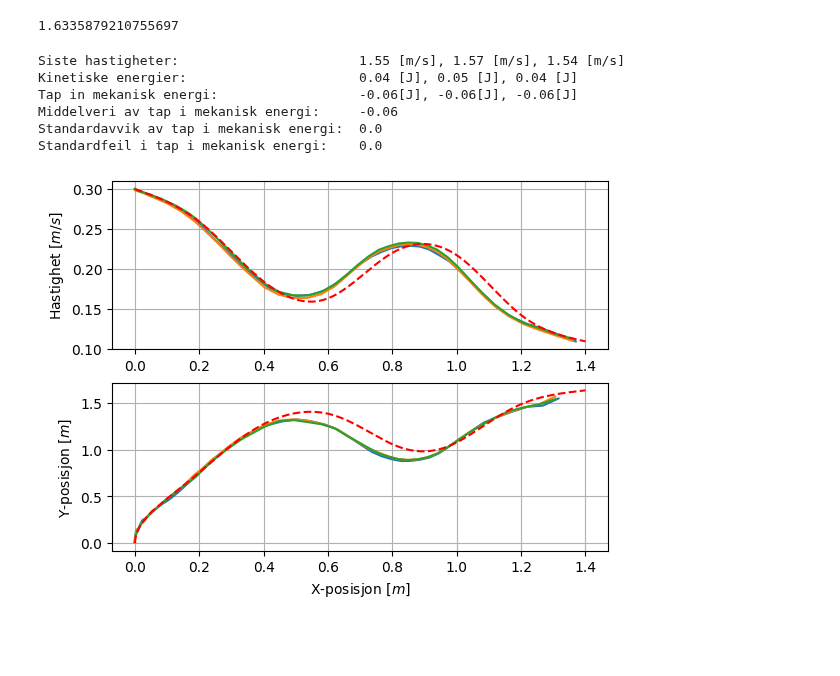
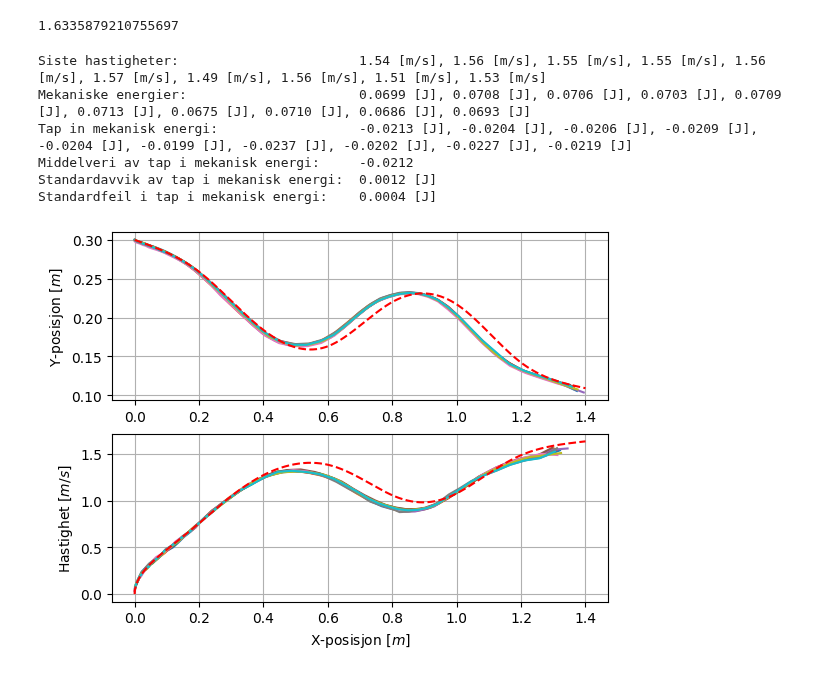
Before and after one commit to Lorangs/FysikkLab, a Jupyter notebook: Rapportmal/el_rapporto.ipynb, the cells around one changed output. Drawn from its saved outputs; the diff is of its cells as text; code cells hidden in the pictures; blank space fills up the shorter version.

Commit message:
Fikset energiberegning

```diff
--- a/Rapportmal/el_rapporto.ipynb
+++ b/Rapportmal/el_rapporto.ipynb
@@ -260,7 +260,7 @@ data_folder = "Data/"
 
 vs = []
 
-for file in os.listdir(data_folder)[:-4]:
+for file in os.listdir(data_folder):
     data = pd.read_csv(data_folder + file, dtype={'t': float, 'x': float, 'y': float, 'v': float})
 
     t_exp = np.array(data["t"])
@@ -275,47 +275,47 @@ for file in os.listdir(data_folder)[:-4]:
     axs[0].plot(x_exp, y_exp)
     axs[1].plot(x_exp, v_exp)
 
     vs.append(v_exp[-2])
 
 axs[0].plot(x, y, "r--")
 axs[1].plot(x, hastighet, "r--")
 
-axs[0].set_ylabel("Hastighet $[m/s]$")
+axs[0].set_ylabel("Y-posisjon $[m]$")
 axs[0].grid()
 
 axs[1].set_xlabel("X-posisjon $[m]$")
-axs[1].set_ylabel("Y-posisjon $[m]$")
+axs[1].set_ylabel("Hastighet $[m/s]$")
 axs[1].grid()
 
-print("Siste hastigheter:\t\t\t", ", ".join([str(round(v,2))+" [m/s]" for v in vs]))
+print("Siste hastigheter:\t\t\t", ", ".join([f"{(round(v,2)):.2f} [m/s]" for v in vs]))
 
-masse = 0.037 # kg
-ks = [1/2*masse*v**2 for v in vs]
+masse = 0.031 # kg
+ks = [1/2*masse*v**2 + masse*g*y[-1] for v in vs]
 g = 9.81
 
-print("Kinetiske energier:\t\t\t", ", ".join([str(round(k,2))+" [J]" for k in ks]))
+print("Mekaniske energier:\t\t\t", ", ".join([f"{(round(k,4)):.4f} [J]" for k in ks]))
 
 des = [k - masse*g*y[0] for k in ks]
 
-print("Tap in mekanisk energi:\t\t\t", ", ".join([str(round(de,2))+"[J]" for de in des]))
+print("Tap in mekanisk energi:\t\t\t", ", ".join([f"{round(de,4):.4f} [J]" for de in des]))
 
 avg_de = sum(des)/len(des)
 
-print("Middelveri av tap i mekanisk energi:\t", round(avg_de,2))
+print("Middelveri av tap i mekanisk energi:\t", round(avg_de,4))
 
 std_d_de = np.std(des)
 
 std_e_de = std_d_de/np.sqrt(len(des))
 
-print("Standardavvik av tap i mekanisk energi:\t", round(std_d_de,2))
-print("Standardfeil i tap i mekanisk energi:\t", round(std_e_de,2))
+print("Standardavvik av tap i mekanisk energi:\t", round(std_d_de,4),"[J]")
+print("Standardfeil i tap i mekanisk energi:\t", round(std_e_de,4),"[J]")
 
 plt.show()
 # %% [output]
-Siste hastigheter:                       1.55 [m/s], 1.57 [m/s], 1.54 [m/s]
-Kinetiske energier:                      0.04 [J], 0.05 [J], 0.04 [J]
-Tap in mekanisk energi:                  -0.06[J], -0.06[J], -0.06[J]
-Middelveri av tap i mekanisk energi:     -0.06
-Standardavvik av tap i mekanisk energi:  0.0
-Standardfeil i tap i mekanisk energi:    0.0
+Siste hastigheter:                       1.54 [m/s], 1.56 [m/s], 1.55 [m/s], 1.55 [m/s], 1.56 [m/s], 1.57 [m/s], 1.49 [m/s], 1.56 [m/s], 1.51 [m/s], 1.53 [m/s]
+Mekaniske energier:                      0.0699 [J], 0.0708 [J], 0.0706 [J], 0.0703 [J], 0.0709 [J], 0.0713 [J], 0.0675 [J], 0.0710 [J], 0.0686 [J], 0.0693 [J]
+Tap in mekanisk energi:                  -0.0213 [J], -0.0204 [J], -0.0206 [J], -0.0209 [J], -0.0204 [J], -0.0199 [J], -0.0237 [J], -0.0202 [J], -0.0227 [J], -0.0219 [J]
+Middelveri av tap i mekanisk energi:     -0.0212
+Standardavvik av tap i mekanisk energi:  0.0012 [J]
+Standardfeil i tap i mekanisk energi:    0.0004 [J]
-[figure, old version]
+[figure, new version]
```
